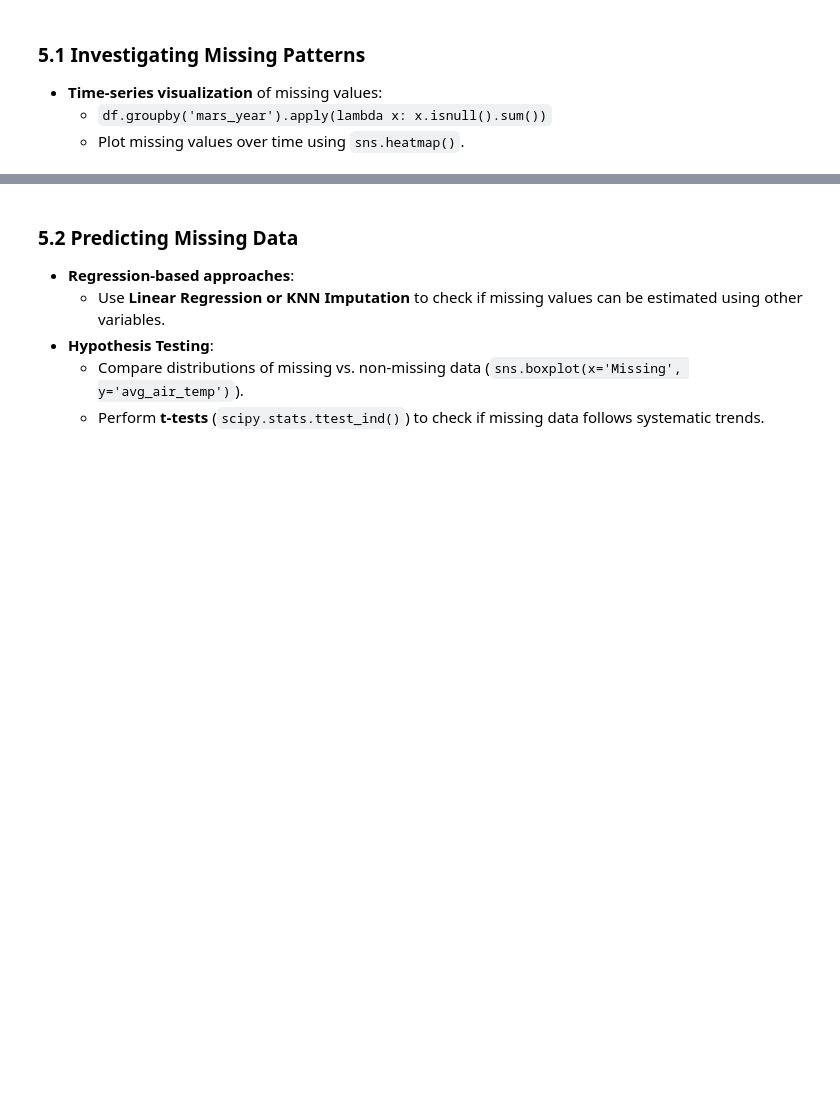
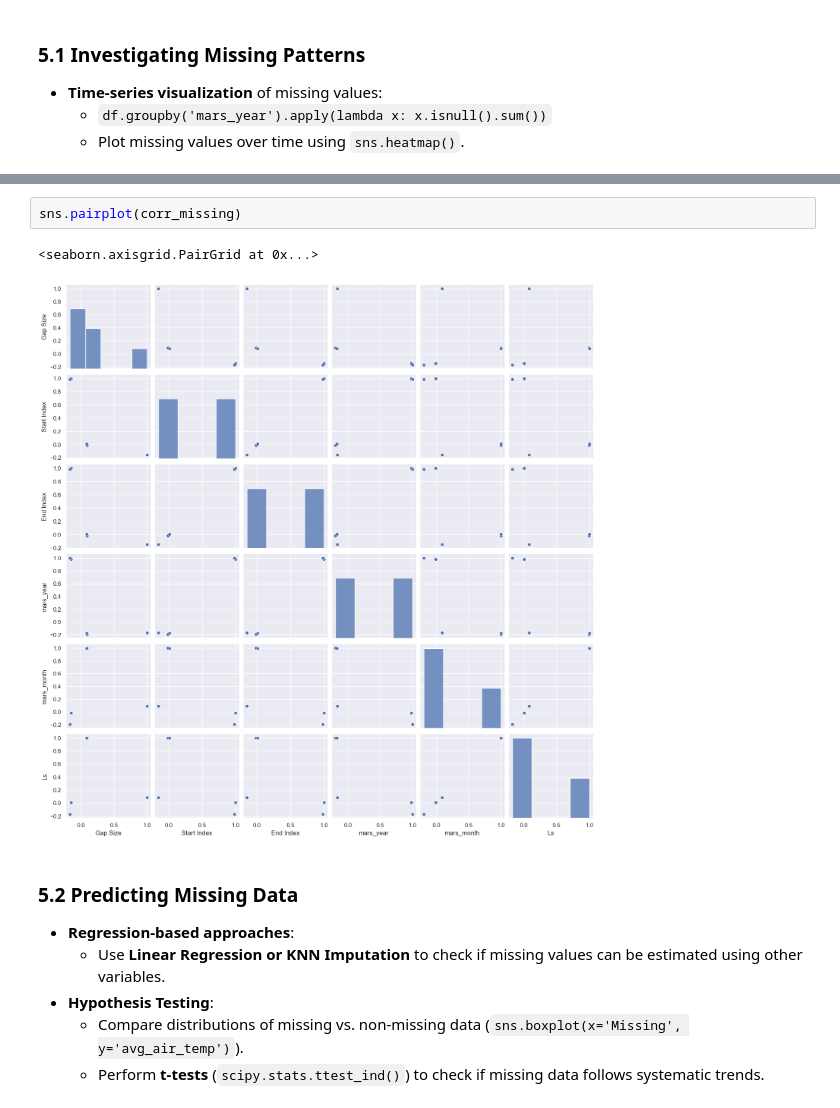
Before and after one commit to TristanPetersDS/Martian-Weather-Analysis, a Jupyter notebook: Notebooks/EDA.ipynb, the cells around one changed output, grey strips where cells are left out. Drawn from its saved outputs; the diff is of its cells as text; blank space fills up the shorter version.

```diff
--- a/Notebooks/EDA.ipynb
+++ b/Notebooks/EDA.ipynb
@@ -251,3 +325,8 @@ sns.pairplot(mars_df[features + ['mars_year']], hue='mars_year', palette='deep')
+# %%
+sns.pairplot(corr_missing)
+# %% [output]
+<seaborn.axisgrid.PairGrid at 0x...>
+[figure, added]
 # %% [markdown]
 ### **5.2 Predicting Missing Data**
 - **Regression-based approaches**:
```
Also changed, not shown: parts of 3 cells of this notebook, 1 other file.
